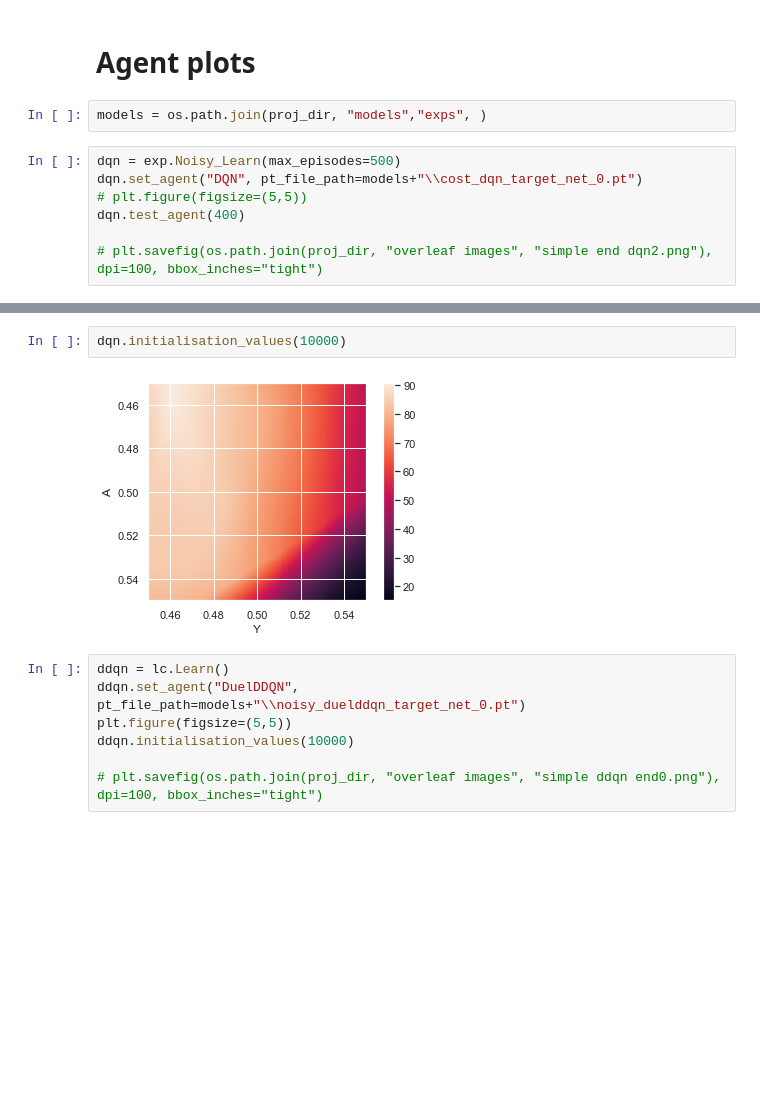
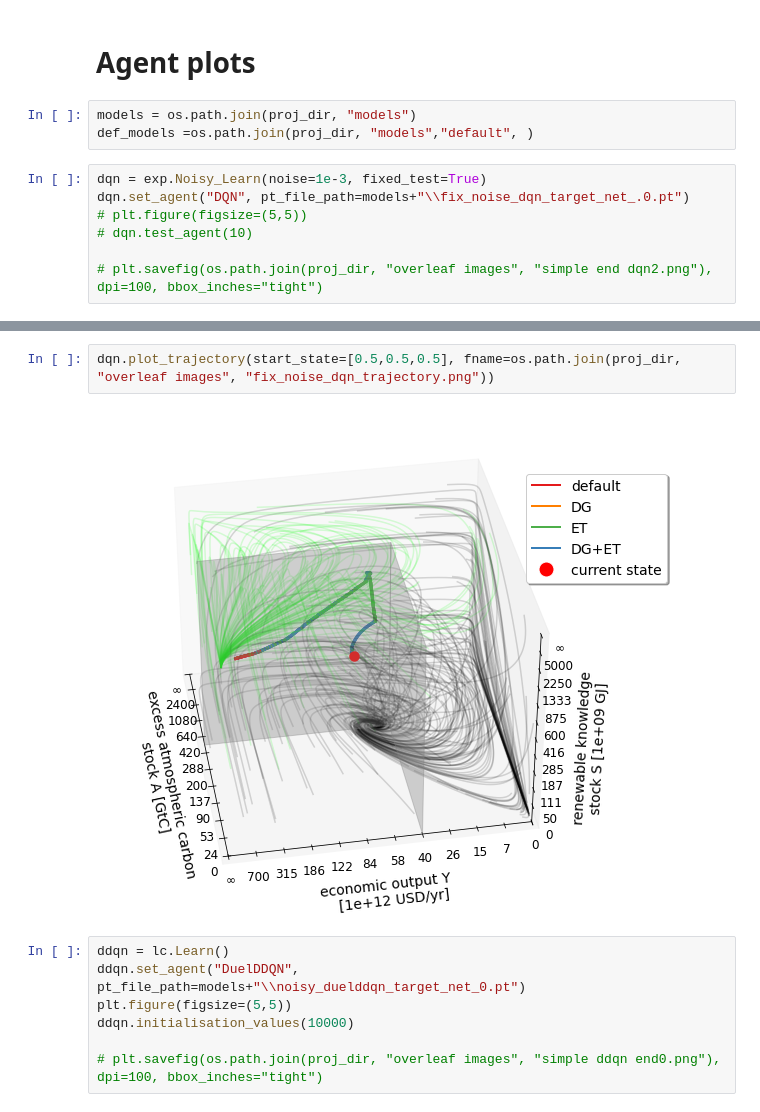
Before and after one commit to TheodoreWolf/climate_policy_rl, a Jupyter notebook: plot_making.ipynb, the cells around one changed output, grey strips where cells are left out. Cells and saved outputs as stored; diff of their text form; blank space fills up the shorter version.

```diff
--- a/plot_making.ipynb
+++ b/plot_making.ipynb
@@ -23,11 +23,12 @@ os.getcwd()
 # %% [markdown]
 # Agent plots
 # %%
-models = os.path.join(proj_dir, "models","exps", )
+models = os.path.join(proj_dir, "models")
+def_models =os.path.join(proj_dir, "models","default", )
 # %%
-dqn = exp.Noisy_Learn(max_episodes=500)
-dqn.set_agent("DQN", pt_file_path=models+"\\cost_dqn_target_net_0.pt")
+dqn = exp.Noisy_Learn(noise=1e-3, fixed_test=True)
+dqn.set_agent("DQN", pt_file_path=models+"\\fix_noise_dqn_target_net_.0.pt")
 # plt.figure(figsize=(5,5))
-dqn.test_agent(400)
+# dqn.test_agent(10)
 
 # plt.savefig(os.path.join(proj_dir, "overleaf images", "simple end dqn2.png"), dpi=100, bbox_inches="tight")
@@ -36,7 +39,7 @@ dqn.test_agent(400)
 # %%
-dqn.initialisation_values(10000)
+dqn.plot_trajectory(start_state=[0.5,0.5,0.5], fname=os.path.join(proj_dir, "overleaf images", "fix_noise_dqn_trajectory.png"))
 # %% [output]
-[figure, old version]
+[figure, new version]
 # %%
 ddqn = lc.Learn()
 ddqn.set_agent("DuelDDQN", pt_file_path=models+"\\noisy_duelddqn_target_net_0.pt")
```
Also changed, not shown: parts of 13 cells of this notebook, 8 other files.
